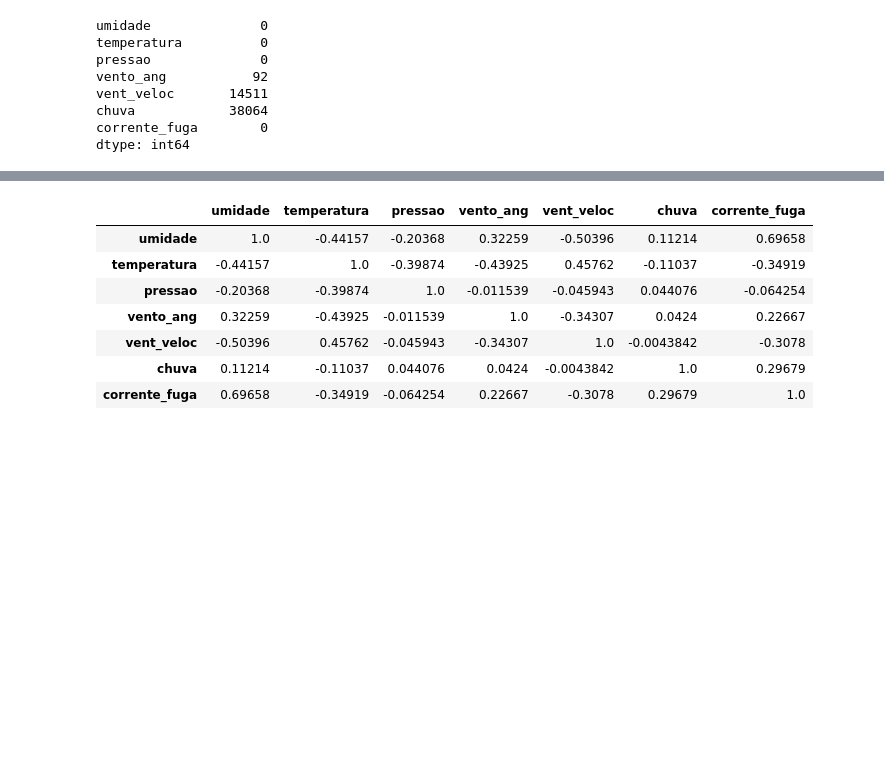
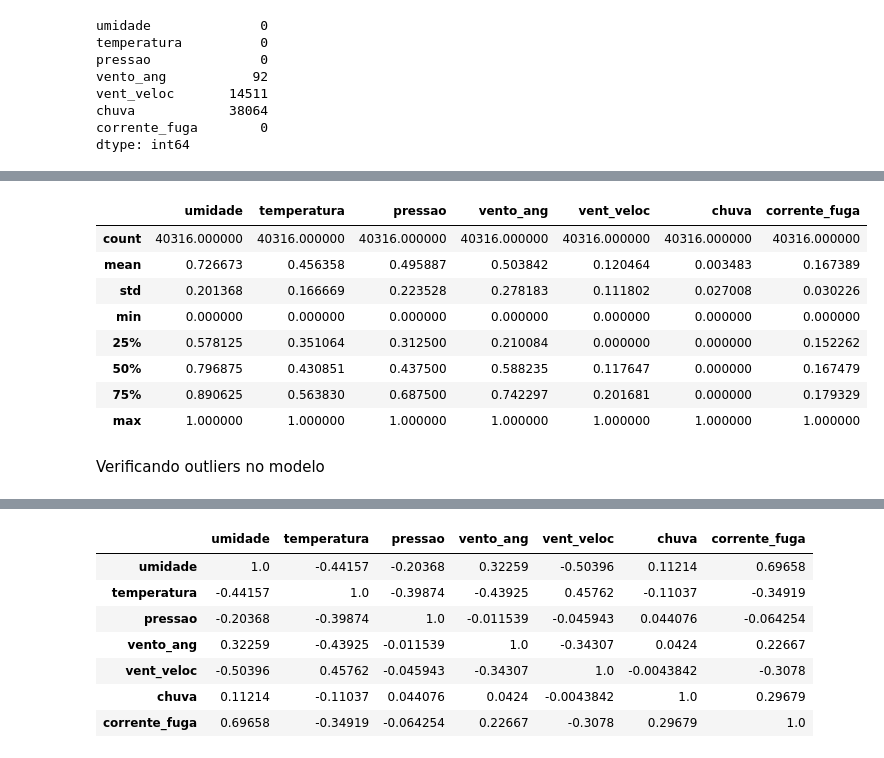
Before and after one commit to rhpinotti/pred_corr_fuga, a Jupyter notebook: predicao_correntes_fuga_jupyter.ipynb, the cells around one changed output, grey strips where cells are left out. Drawn from its saved outputs; the diff is of its cells as text; code cells hidden in the pictures; blank space fills up the shorter version.

```diff
--- a/predicao_correntes_fuga_jupyter.ipynb
+++ b/predicao_correntes_fuga_jupyter.ipynb
@@ -155,0 +141,16 @@ dtype: int64
+# %%
+# Dados estatísticos do dataframe
+df = scaled_data
+df.describe()
+# %% [output]
+|  | umidade | temperatura | pressao | vento_ang | vent_veloc | chuva | corrente_fuga |
+| count | 40316.000000 | 40316.000000 | 40316.000000 | 40316.000000 | 40316.000000 | 40316.000000 | 40316.000000 |
+| mean | 0.726673 | 0.456358 | 0.495887 | 0.503842 | 0.120464 | 0.003483 | 0.167389 |
+| std | 0.201368 | 0.166669 | 0.223528 | 0.278183 | 0.111802 | 0.027008 | 0.030226 |
+| min | 0.000000 | 0.000000 | 0.000000 | 0.000000 | 0.000000 | 0.000000 | 0.000000 |
+| 25% | 0.578125 | 0.351064 | 0.312500 | 0.210084 | 0.000000 | 0.000000 | 0.152262 |
+| 50% | 0.796875 | 0.430851 | 0.437500 | 0.588235 | 0.117647 | 0.000000 | 0.167479 |
+| 75% | 0.890625 | 0.563830 | 0.687500 | 0.742297 | 0.201681 | 0.000000 | 0.179329 |
+| max | 1.000000 | 1.000000 | 1.000000 | 1.000000 | 1.000000 | 1.000000 | 1.000000 |
+# %% [markdown]
+Verificando outliers no modelo
```
Also changed, not shown: parts of 18 cells of this notebook.
